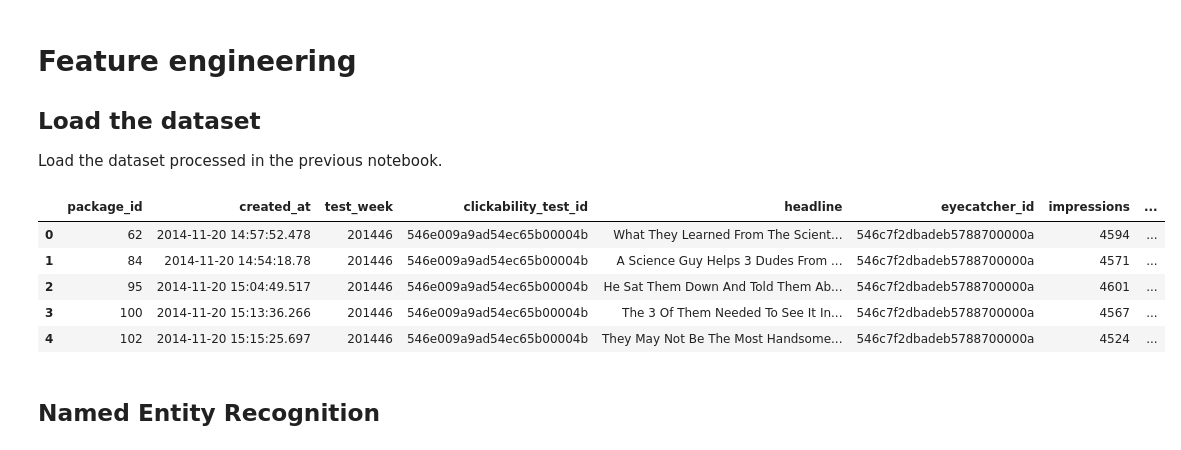
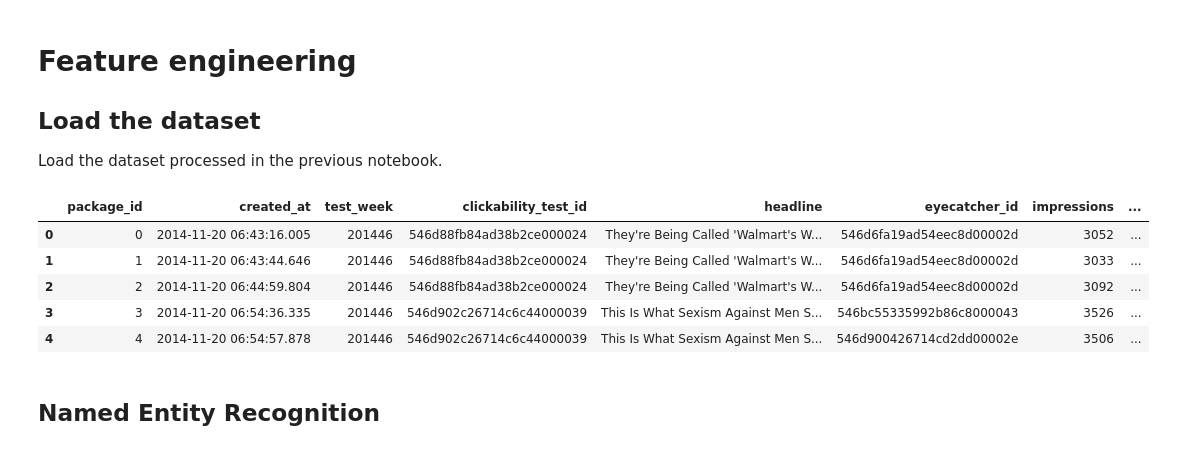
Before and after one commit to dcalabresi-umd/msml641-nlp-project, a Jupyter notebook: 2-feature-engineering.ipynb, the cells around one changed output. Drawn from its saved outputs; the diff is of its cells as text; code cells hidden in the pictures.

```diff
--- a/2-feature-engineering.ipynb
+++ b/2-feature-engineering.ipynb
@@ -7,16 +7,18 @@ Load the dataset processed in the previous notebook.
 # %%
 import pandas as pd
 
-df = pd.read_csv("dataset/processed/exploratory-packages-highest-ctr.csv")
+exploratory_df = pd.read_csv("dataset/processed/exploratory-packages-highest-ctr.csv")
+confirmatory_df = pd.read_csv("dataset/processed/confirmatory-packages-highest-ctr.csv")
+holdout_df = pd.read_csv("dataset/processed/holdout-packages-highest-ctr.csv")
 
-df.head()
+exploratory_df.head()
 # %% [output]
 |  | package_id | created_at | test_week | clickability_test_id | headline | eyecatcher_id | impressions | ... |
-| 0 | 62 | 2014-11-20 14:57:52.478 | 201446 | 546e009a9ad54ec65b00004b | What They Learned From The Scient... | 546c7f2dbadeb5788700000a | 4594 | ... |
-| 1 | 84 | 2014-11-20 14:54:18.78 | 201446 | 546e009a9ad54ec65b00004b | A Science Guy Helps 3 Dudes From ... | 546c7f2dbadeb5788700000a | 4571 | ... |
-| 2 | 95 | 2014-11-20 15:04:49.517 | 201446 | 546e009a9ad54ec65b00004b | He Sat Them Down And Told Them Ab... | 546c7f2dbadeb5788700000a | 4601 | ... |
-| 3 | 100 | 2014-11-20 15:13:36.266 | 201446 | 546e009a9ad54ec65b00004b | The 3 Of Them Needed To See It In... | 546c7f2dbadeb5788700000a | 4567 | ... |
-| 4 | 102 | 2014-11-20 15:15:25.697 | 201446 | 546e009a9ad54ec65b00004b | They May Not Be The Most Handsome... | 546c7f2dbadeb5788700000a | 4524 | ... |
+| 0 | 0 | 2014-11-20 06:43:16.005 | 201446 | 546d88fb84ad38b2ce000024 | They're Being Called 'Walmart's W... | 546d6fa19ad54eec8d00002d | 3052 | ... |
+| 1 | 1 | 2014-11-20 06:43:44.646 | 201446 | 546d88fb84ad38b2ce000024 | They're Being Called 'Walmart's W... | 546d6fa19ad54eec8d00002d | 3033 | ... |
+| 2 | 2 | 2014-11-20 06:44:59.804 | 201446 | 546d88fb84ad38b2ce000024 | They're Being Called 'Walmart's W... | 546d6fa19ad54eec8d00002d | 3092 | ... |
+| 3 | 3 | 2014-11-20 06:54:36.335 | 201446 | 546d902c26714c6c44000039 | This Is What Sexism Against Men S... | 546bc55335992b86c8000043 | 3526 | ... |
+| 4 | 4 | 2014-11-20 06:54:57.878 | 201446 | 546d902c26714c6c44000039 | This Is What Sexism Against Men S... | 546d900426714cd2dd00002e | 3506 | ... |
 # %% [markdown]
 ## Named Entity Recognition
 # %% [markdown]
```
Also changed, not shown: parts of 37 cells of this notebook, 11 other files.
